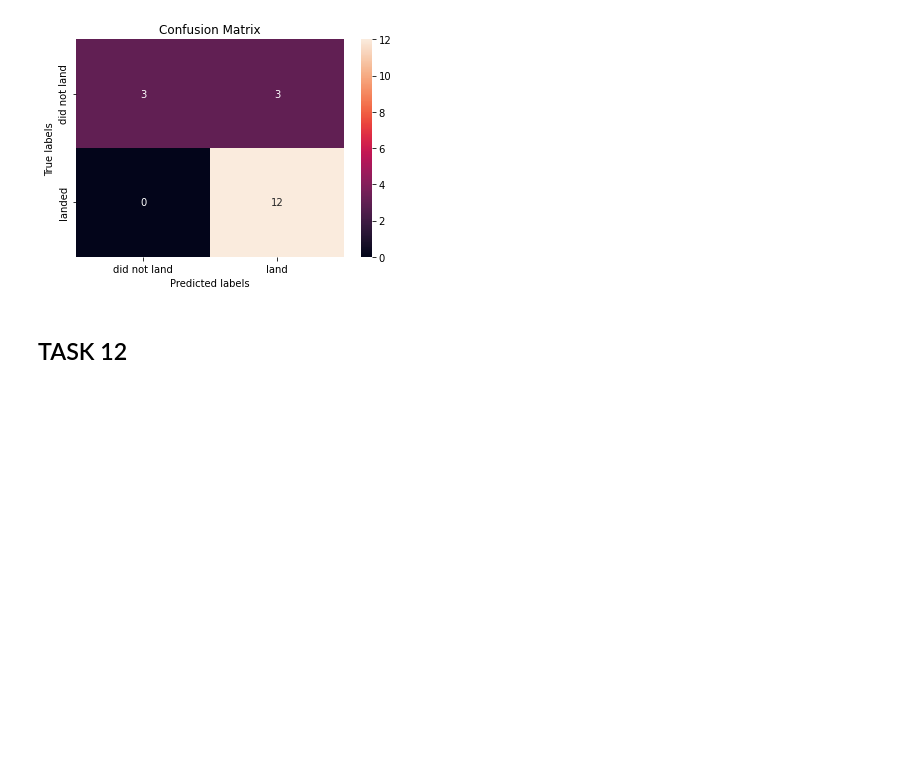
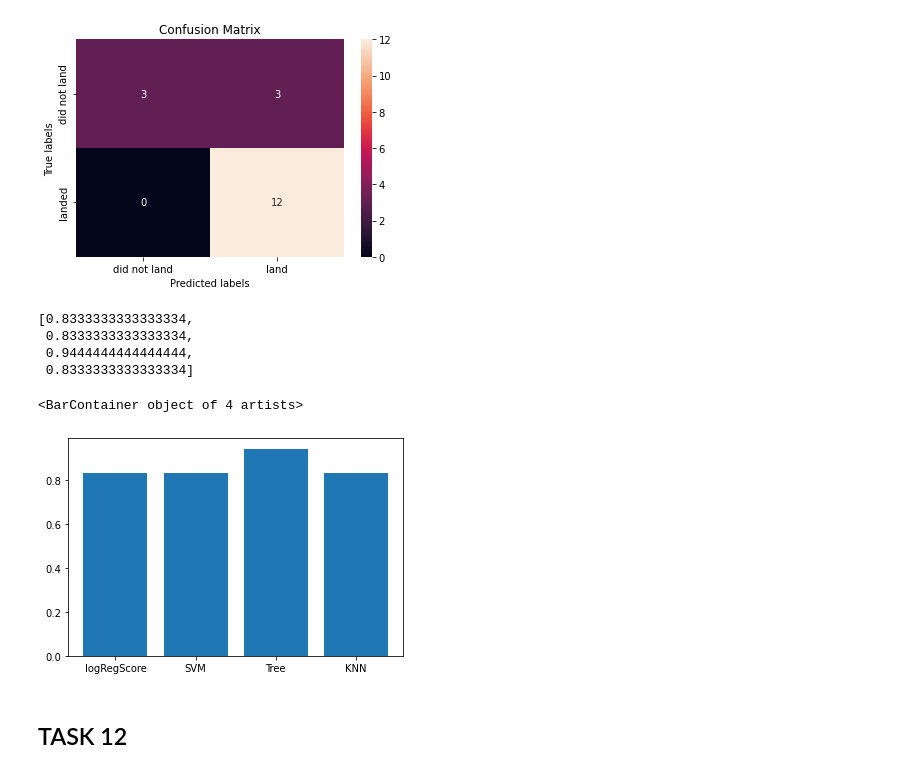
Before and after one commit to Maylilychou/IBM-Applied-Data-Science-Project, a Jupyter notebook: Machine Learning Prediction.ipynb, the cells around one changed output. Saved outputs shown, nothing was run; the diff lists cells and outputs as text; code cells hidden in the pictures; blank space fills up the shorter version.

```diff
--- a/Machine Learning Prediction.ipynb
+++ b/Machine Learning Prediction.ipynb
@@ -231,7 +232,8 @@ accuracy : 0.8482142857142856
 Calculate the accuracy on the test data using the method <code>score</code>:
 # %%
 yhat=svm_cv.predict(X_test)
-metrics.accuracy_score(Y_test,yhat)
+SVMScore = metrics.accuracy_score(Y_test,yhat)
+SVMScore
 # %% [output]
 0.8333333333333334
 # %% [markdown]
@@ -277,7 +278,8 @@ accuracy : 0.9017857142857142
 Calculate the accuracy of tree_cv on the test data using the method <code>score</code>:
 # %%
 yhat=tree_cv.predict(X_test)
-metrics.accuracy_score(Y_test,yhat)
+TreeScore = metrics.accuracy_score(Y_test,yhat)
+TreeScore
 # %% [output]
 0.9444444444444444
 # %% [markdown]
@@ -317,7 +318,8 @@ accuracy : 0.8482142857142858
 Calculate the accuracy of tree_cv on the test data using the method <code>score</code>:
 # %%
 yhat=knn_cv.predict(X_test)
-metrics.accuracy_score(Y_test,yhat)
+KNNScore=metrics.accuracy_score(Y_test,yhat)
+KNNScore
 # %% [output]
 0.8333333333333334
 # %% [markdown]
@@ -327,6 +329,19 @@ We can plot the confusion matrix
 plot_confusion_matrix(Y_test,yhat)
 # %% [output]
 [figure]
+# %%
+accuracyAll = [logRegScore,SVMScore,TreeScore,KNNScore]
+accuracyAll
+# %% [output]
+[0.8333333333333334,
+ 0.8333333333333334,
+ 0.9444444444444444,
+ 0.8333333333333334]
+# %%
+plt.bar(['logRegScore','SVM','Tree','KNN'],accuracyAll)
+# %% [output]
+<BarContainer object of 4 artists>
+[figure, added]
 # %% [markdown]
 ## TASK  12
 # %% [markdown]
```
Also changed, not shown: parts of 4 cells of this notebook.
